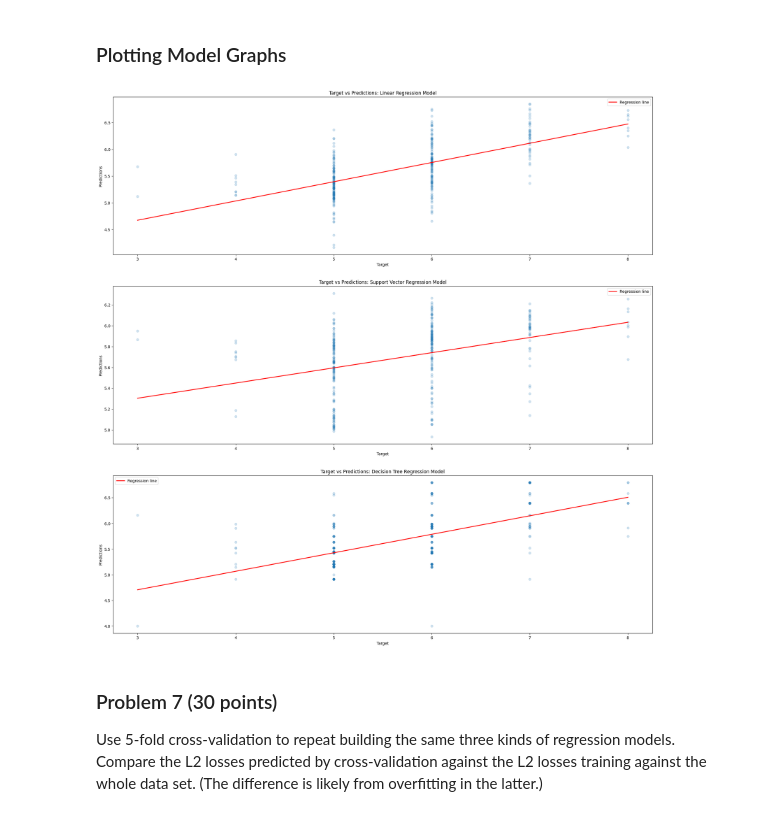
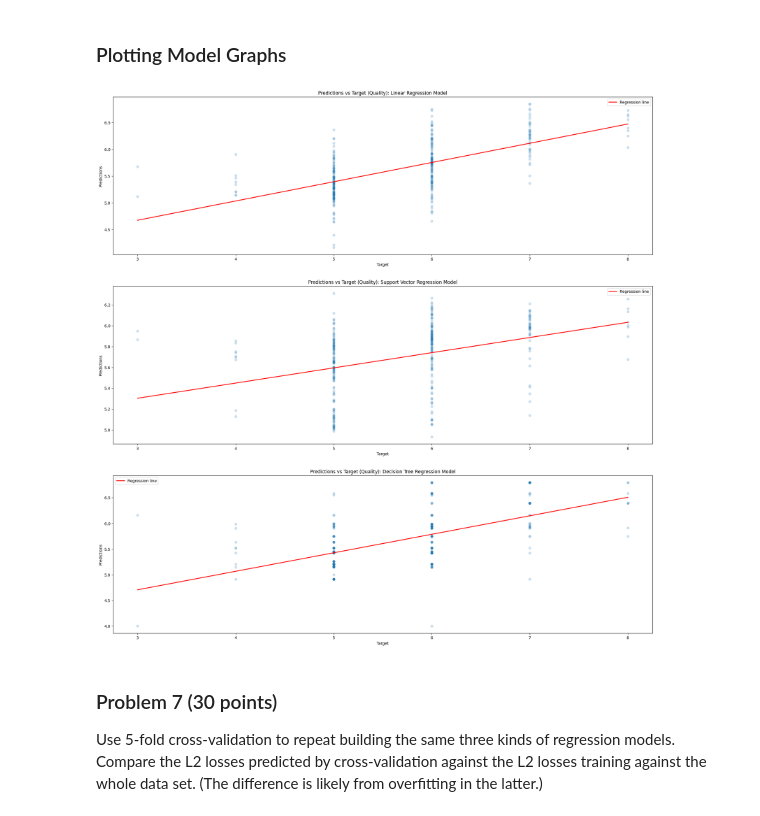
Before and after one commit to Madi-Williams/dx602-final-project, a Jupyter notebook: project.ipynb, the cells around one changed output. Cells and saved outputs as stored; diff of their text form; code cells hidden in the pictures.

```diff
--- a/project.ipynb
+++ b/project.ipynb
@@ -448,35 +472,35 @@ The L1 loss of the decision tree regression model is: 0.526
 # %%
 # function that plots actual vs predicted values in one big graph with subplots
 def target_vs_predicted_plot(ax, predictions, *, title=None):
     ax.scatter(y_test, predictions, alpha=0.2)
     ax.set_xlabel("Target")
     ax.set_ylabel("Predictions")
 
     if title is not None:
         ax.set_title(title)
 
     m, b = np.polyfit(y_test, predictions, deg=1)
     x_line = np.linspace(min(y_test), max(y_test), 200)
     y_line = m * x_line + b
     ax.plot(x_line, y_line, color="red", linewidth=2, label="Regression line")
     ax.legend()
 
 model_list = [ln_reg_model, svr_model, tree_reg_model]
 
 fig, axes = plt.subplots(3, 1, figsize=(25,25))
 in_out_axes = axes.flatten()
 map_to_axes = {model: ax for model, ax in zip(model_list, in_out_axes)}
 
 #plotting linear regression results
-target_vs_predicted_plot(map_to_axes[ln_reg_model], ln_reg_predictions, title="Target vs Predictions: Linear Regression Model")
+target_vs_predicted_plot(map_to_axes[ln_reg_model], ln_reg_predictions, title="Predictions vs Target (Quality): Linear Regression Model")
 
 # plotting support vector regression results
-target_vs_predicted_plot(map_to_axes[svr_model], svr_predictions, title="Target vs Predictions: Support Vector Regression Model")
+target_vs_predicted_plot(map_to_axes[svr_model], svr_predictions, title="Predictions vs Target (Quality): Support Vector Regression Model")
 
 # plotting decision tree regression results
-target_vs_predicted_plot(map_to_axes[tree_reg_model], tree_reg_predictions, title="Target vs Predictions: Decision Tree Regression Model")
+target_vs_predicted_plot(map_to_axes[tree_reg_model], tree_reg_predictions, title="Predictions vs Target (Quality): Decision Tree Regression Model")
 # %% [output]
-[figure, old version]
+[figure, new version]
 # %% [markdown]
 ### Problem 7 (30 points)
 
```
Also changed, not shown: parts of 2 cells of this notebook.
